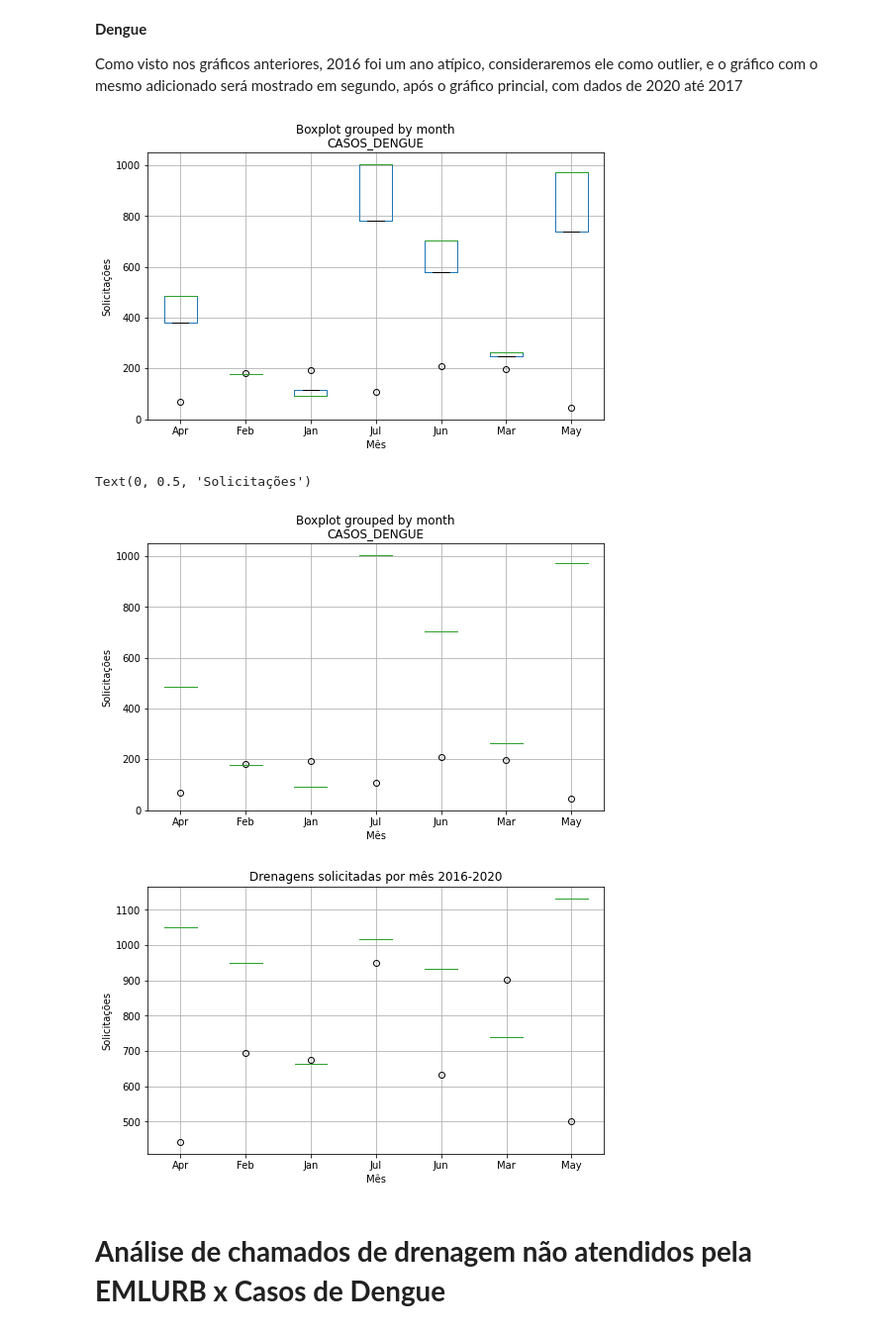
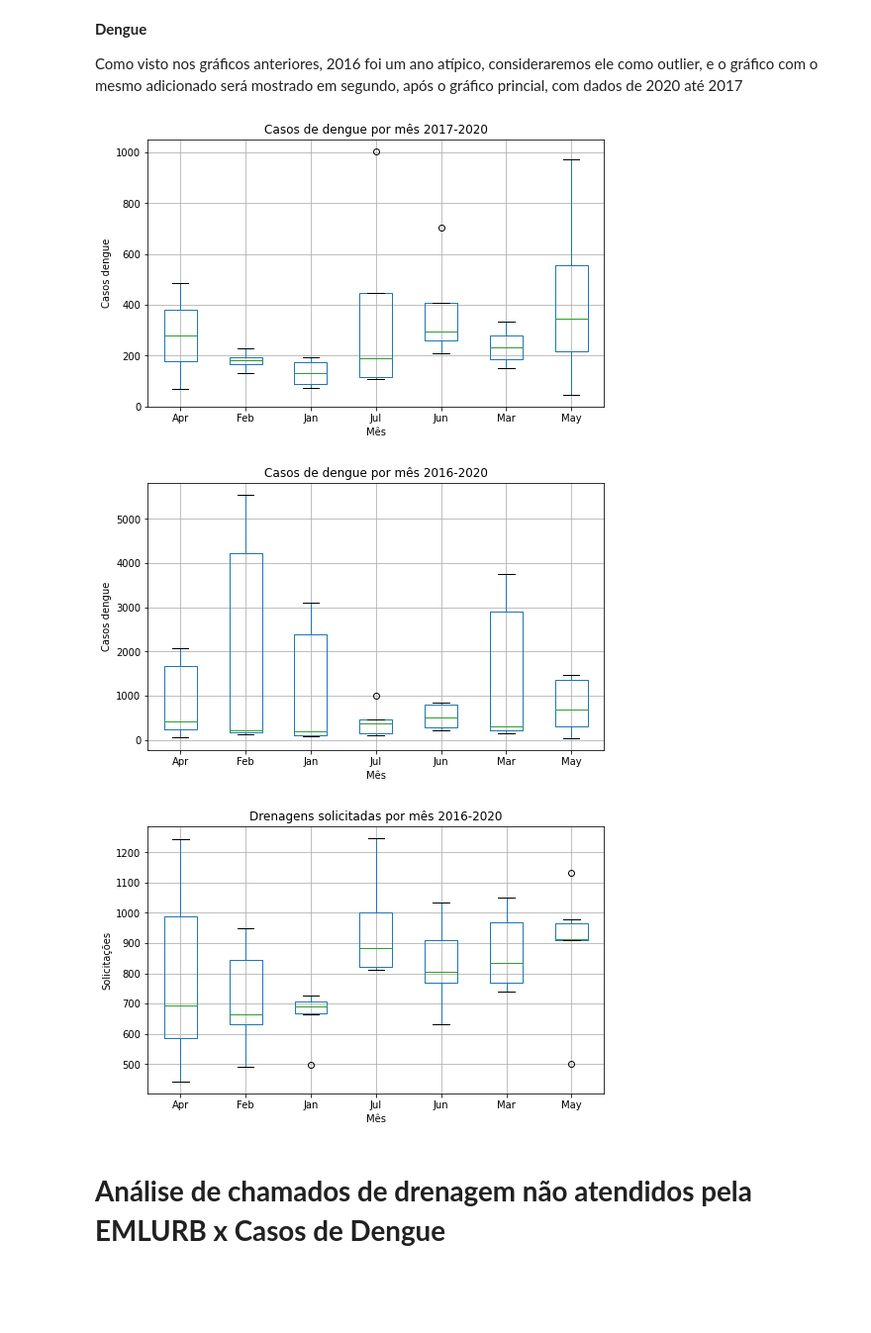
Before and after one commit to HiagoAD/GDI2, a Jupyter notebook: Project_1.ipynb, the cells around one changed output. Shown at 99% size. Cells and saved outputs as stored; diff of their text form; code cells hidden in the pictures; blank space fills up the shorter version.

Commit message:
Correção de boxplots de dengue e drenagem

```diff
--- a/Project_1.ipynb
+++ b/Project_1.ipynb
@@ -718,9 +667,9 @@ data_temp_17 = data_temp_17.drop(data_temp_17.index[[7,8,9,10,11]])
 data_temp_16 = crossed_info16
 data_temp_16 = data_temp_16.drop(data_temp_16.index[[7,8,9,10,11]])
 
-data_temp_16 = data_temp_19[['CASOS_DENGUE', 'CHAMADOS_EMLURB', 'month']]
-data_temp_17 = data_temp_19[['CASOS_DENGUE', 'CHAMADOS_EMLURB', 'month']]
-data_temp_18 = data_temp_19[['CASOS_DENGUE', 'CHAMADOS_EMLURB', 'month']]
+data_temp_16 = data_temp_16[['CASOS_DENGUE', 'CHAMADOS_EMLURB', 'month']]
+data_temp_17 = data_temp_17[['CASOS_DENGUE', 'CHAMADOS_EMLURB', 'month']]
+data_temp_18 = data_temp_18[['CASOS_DENGUE', 'CHAMADOS_EMLURB', 'month']]
 data_temp_19 = data_temp_19[['CASOS_DENGUE', 'CHAMADOS_EMLURB', 'month']]
 data_temp_20 = crossed_info[['CASOS_DENGUE', 'CHAMADOS_EMLURB', 'month']]
 
@@ -728,20 +677,27 @@ merge_info = data_temp_20.append([data_temp_19,data_temp_18,data_temp_17], ignor
 
 ax = merge_info.boxplot(column=['CASOS_DENGUE'],by="month",figsize=(8,5), )
 ax.set_xlabel("Mês")
-ax.set_ylabel("Solicitações")
+ax.set_ylabel("Casos dengue")
 
-merge_info = merge_info.append(data_temp_16, ignore_index=True)
+title_boxplot = 'Casos de dengue por mês 2017-2020'
+plt.title( title_boxplot )
+plt.suptitle('')
+plt.show()
 # %% [output]
-[figure, old version]
+[figure, new version]
 # %%
 merge_info = merge_info.append(data_temp_16, ignore_index=True)
 
 ax = merge_info.boxplot(column=['CASOS_DENGUE'],by="month",figsize=(8,5))
 ax.set_xlabel("Mês")
-ax.set_ylabel("Solicitações")
+ax.set_ylabel("Casos dengue")
+
+title_boxplot = 'Casos de dengue por mês 2016-2020'
+plt.title( title_boxplot )
+plt.suptitle('')
+plt.show()
 # %% [output]
-Text(0, 0.5, 'Solicitações')
-[figure, old version]
+[figure, new version]
 # %%
 #Boxplot para solicitações de drenagem por mês no primeiro semestre de 2016 a 2020
 
@@ -754,7 +710,7 @@ plt.title( title_boxplot )
 plt.suptitle('')
 plt.show()
 # %% [output]
-[figure, old version]
+[figure, new version]
 # %% [markdown]
 # **Análise de chamados de drenagem não atendidos pela EMLURB x Casos de Dengue**
 # %%
```
Also changed, not shown: parts of 8 cells of this notebook.
